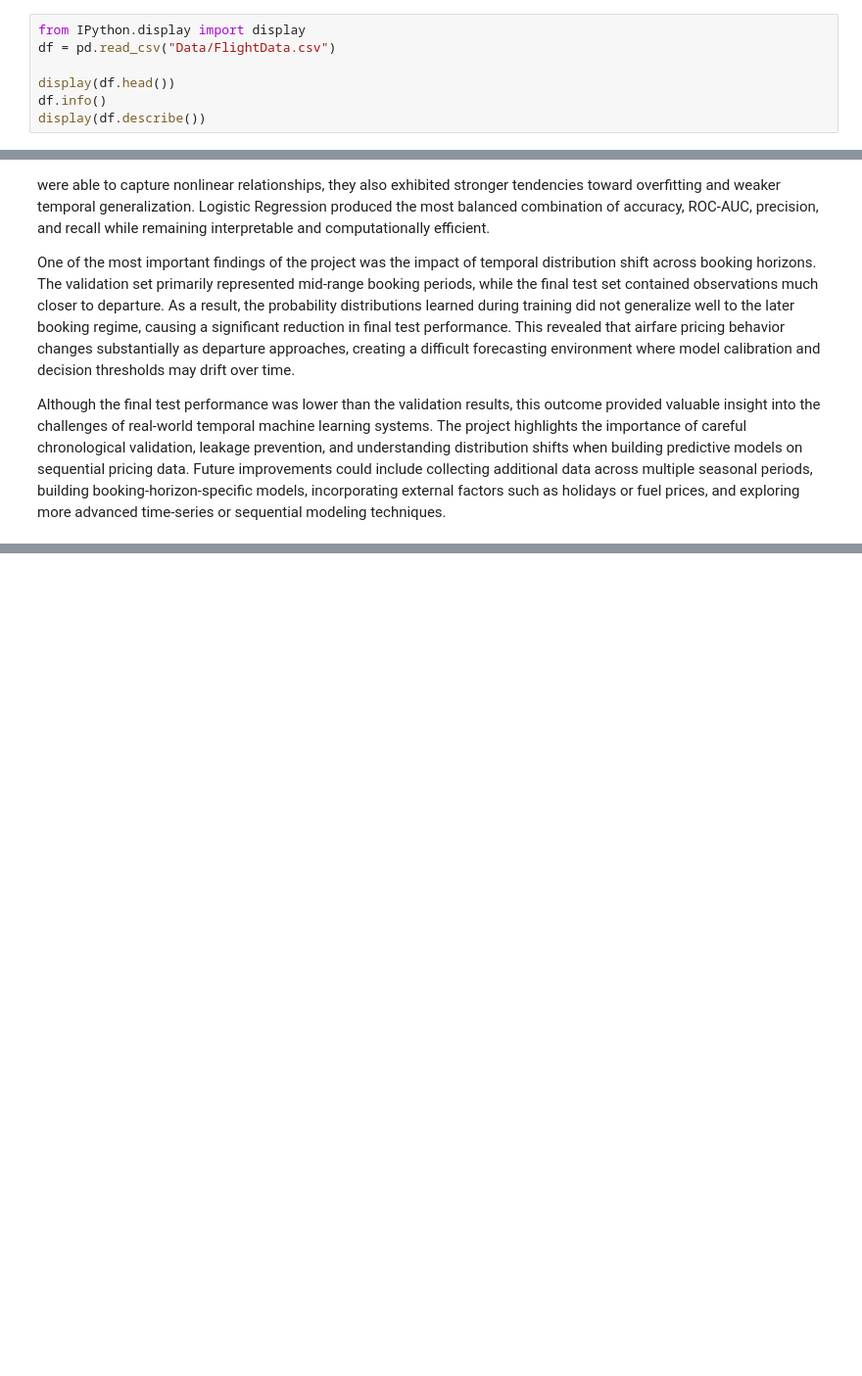
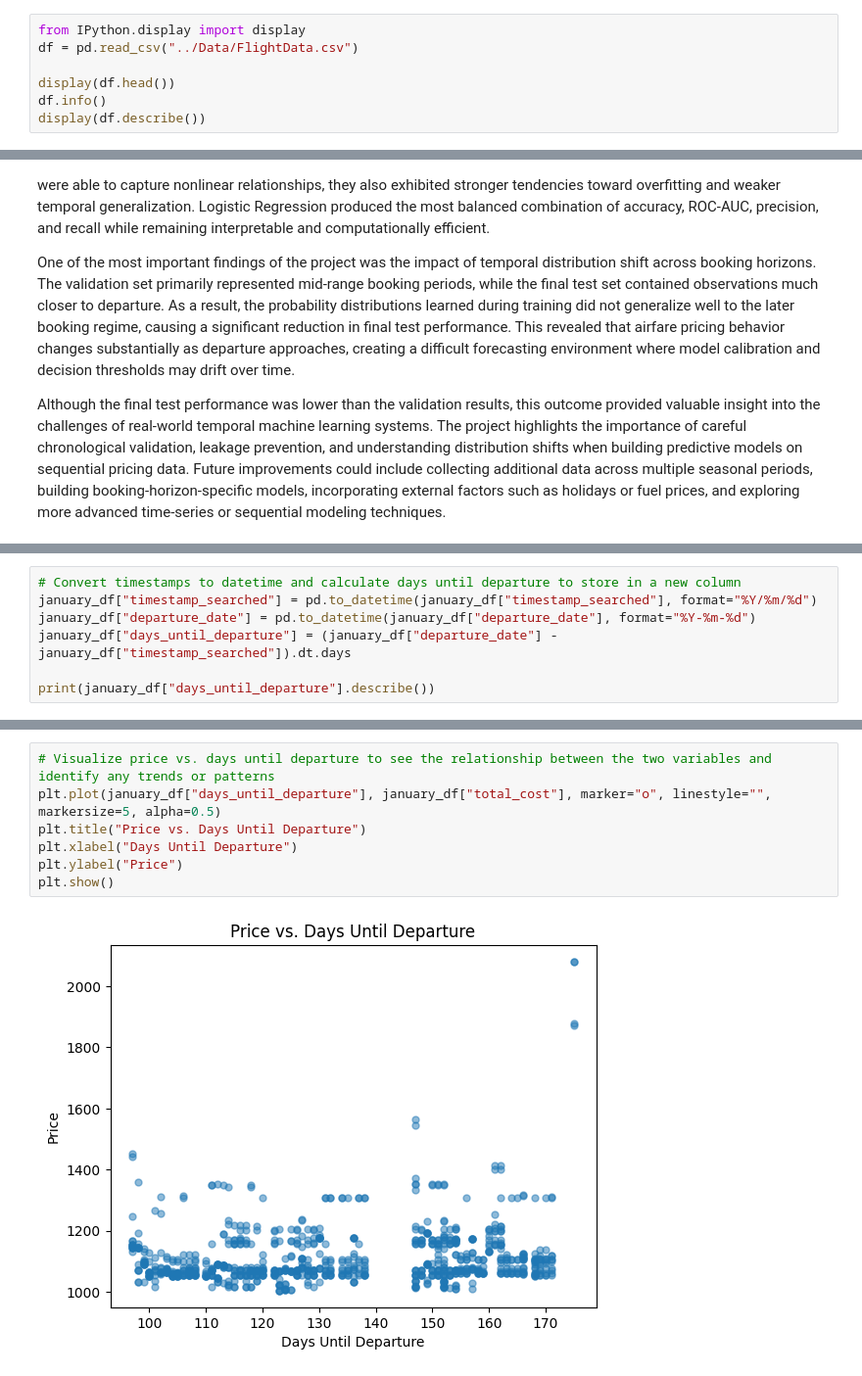
Before and after one commit to Isaackap/Temporal-Flight-Price-ml, a Jupyter notebook: notebooks/flight_prediction.ipynb, the cells around one changed output, grey strips where cells are left out. Shown at 98% size. Drawn from its saved outputs; the diff is of its cells as text; blank space fills up the shorter version.

Commit message:
Created another Logistic Regression model using the `January` portion of the dataset

```diff
--- a/notebooks/flight_prediction.ipynb
+++ b/notebooks/flight_prediction.ipynb
@@ -27,7 +38,7 @@ from helper import (create_target_variable,
 )
 # %%
 from IPython.display import display
-df = pd.read_csv("Data/FlightData.csv")
+df = pd.read_csv("../Data/FlightData.csv")
 
 display(df.head())
 df.info()
@@ -924,0 +939,7 @@ Although the final test performance was lower than the validation results, this
+# %%
+# Convert timestamps to datetime and calculate days until departure to store in a new column
+january_df["timestamp_searched"] = pd.to_datetime(january_df["timestamp_searched"], format="%Y/%m/%d")
+january_df["departure_date"] = pd.to_datetime(january_df["departure_date"], format="%Y-%m-%d")
+january_df["days_until_departure"] = (january_df["departure_date"] - january_df["timestamp_searched"]).dt.days
+
+print(january_df["days_until_departure"].describe())
@@ -924,0 +956,9 @@ Although the final test performance was lower than the validation results, this
+# %%
+# Visualize price vs. days until departure to see the relationship between the two variables and identify any trends or patterns
+plt.plot(january_df["days_until_departure"], january_df["total_cost"], marker="o", linestyle="", markersize=5, alpha=0.5)
+plt.title("Price vs. Days Until Departure")
+plt.xlabel("Days Until Departure")
+plt.ylabel("Price")
+plt.show()
+# %% [output]
+[figure, added]
```
Also changed, not shown: parts of 23 cells of this notebook, 1 other file.
